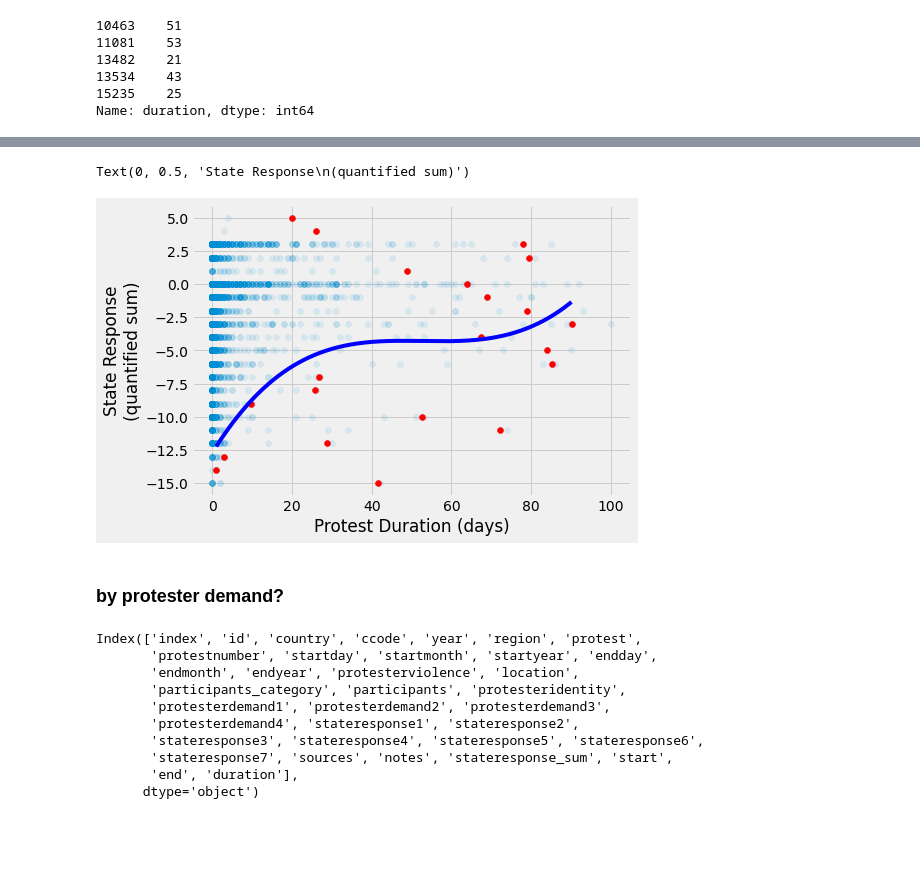
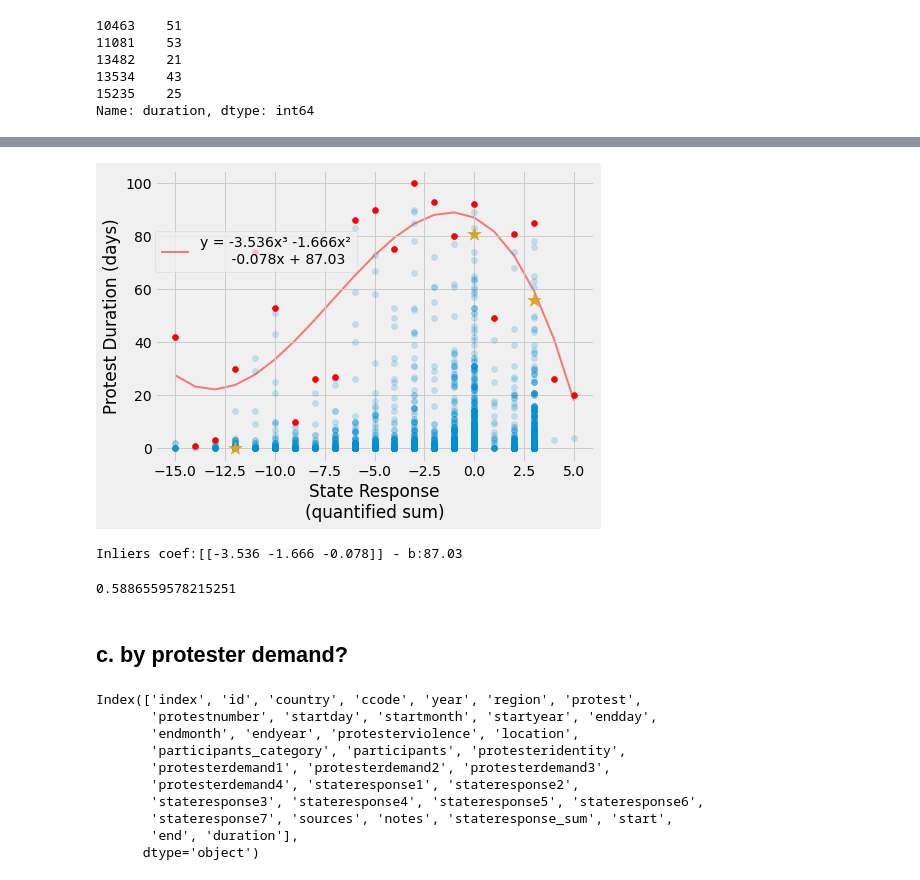
Before and after one commit to graceshaoy/119midterm-Mass-Mobilization, a Jupyter notebook: analyze_data.ipynb, the cells around one changed output, grey strips where cells are left out. Saved outputs shown, nothing was run; the diff lists cells and outputs as text; code cells hidden in the pictures; blank space fills up the shorter version.

```diff
--- a/analyze_data.ipynb
+++ b/analyze_data.ipynb
@@ -248,29 +234,51 @@ plt.savefig("stateresponse_duration", dpi=400, bbox_inches = 'tight')
-# %%
-plt.figure(figsize = [7,5])
-plt.scatter(mm_regduration.duration, mm_regduration.stateresponse_sum, alpha = .1)
-
-X = linreg99x
-y = linreg99y
-poly_reg = PolynomialFeatures(degree=3)
-X_poly = poly_reg.fit_transform(X)
-lin_reg2 = LinearRegression()
-lin_reg2.fit(X_poly,y)
-
-X_grid = np.arange(min(X),max(X),0.1)
-X_grid = X_grid.reshape(len(X_grid),1)
-plt.scatter(X,y, color='red')
-
-plt.plot(X_grid, lin_reg2.predict(poly_reg.fit_transform(X_grid)),color='blue')
-
-
-plt.xlabel("Protest Duration (days)")
-plt.ylabel("State Response\n(quantified sum)")
-# plt.savefig("stateresponse_duration", dpi=400, bbox_inches = 'tight')
-# %% [output]
-Text(0, 0.5, 'State Response\n(quantified sum)')
-[figure, removed]
+# %%
+durmaxx = []
+durmaxy = []
+for v in mm_regduration.stateresponse_sum.unique():
+    va = v
+    durmaxx.append(va)
+    durmaxy.append(mm_regduration.query('stateresponse_sum == @va').duration.max())
+durmax = pd.DataFrame(durmaxx,durmaxy).reset_index()
+durmax.columns = ['x','y']
+durmax = durmax.sort_values('y')
+durmaxx = np.array(durmax.y)
+durmaxy = np.array(durmax.x)
+
+plt.figure(figsize = [7,5])
+plt.scatter(mm_regduration.stateresponse_sum, mm_regduration.duration, alpha = .2)
+
+poly = PolynomialFeatures(degree = 3, include_bias=False)
+poly_features = poly.fit_transform(durmaxx.reshape(-1,1))
+poly_reg_model = LinearRegression()
+poly_reg_model.fit(poly_features, durmaxy.reshape(-1,1))
+y_predicted= poly_reg_model.predict(poly_features)
+
+plt.plot(durmaxx, y_predicted, zorder = 0, color='red',alpha = .5, lw = 2, label = 'y = -3.536x\u00b3 -1.666x\u00b2\n       -0.078x + 87.03')
+plt.scatter(durmaxx,durmaxy, color = 'red', zorder = 1)
+
+plt.scatter([-12,0,3],[0,81,56], c = 'goldenrod', s=200, marker="*")
+
+plt.legend(loc = (0,.65))
+plt.ylabel("Protest Duration (days)")
+plt.xlabel("State Response\n(quantified sum)")
+plt.savefig("duration_response_poly", dpi=400, bbox_inches = 'tight')
+# %% [output]
+[figure, added]
+# %%
+reg_label = "Inliers coef:%s - b:%0.2f" % \
+            (np.array2string(poly_reg_model.coef_,
+                             formatter={'float_kind': lambda fk: "%.3f" % fk}),
+            poly_reg_model.intercept_)
+print(reg_label)
+# %% [output]
+Inliers coef:[[-3.536 -1.666 -0.078]] - b:87.03
+# %%
+from sklearn.metrics import r2_score
+r2_score(durmaxy, y_predicted)
+# %% [output]
+0.5886559578215251
 # %% [markdown]
-### by protester demand?
+## c. by protester demand?
 # %%
 mm.columns
 # %% [output]
```
Also changed, not shown: parts of 25 cells of this notebook.
